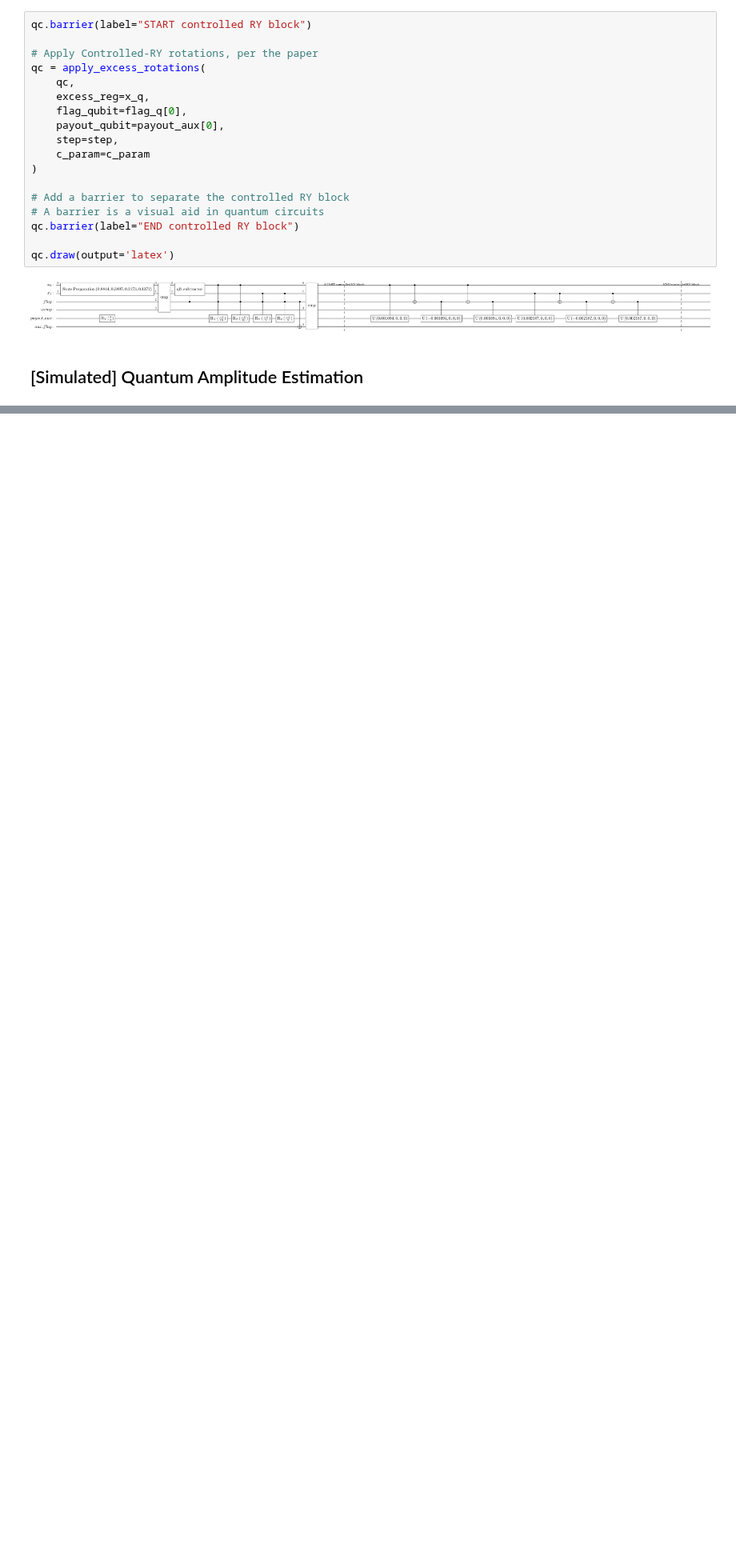
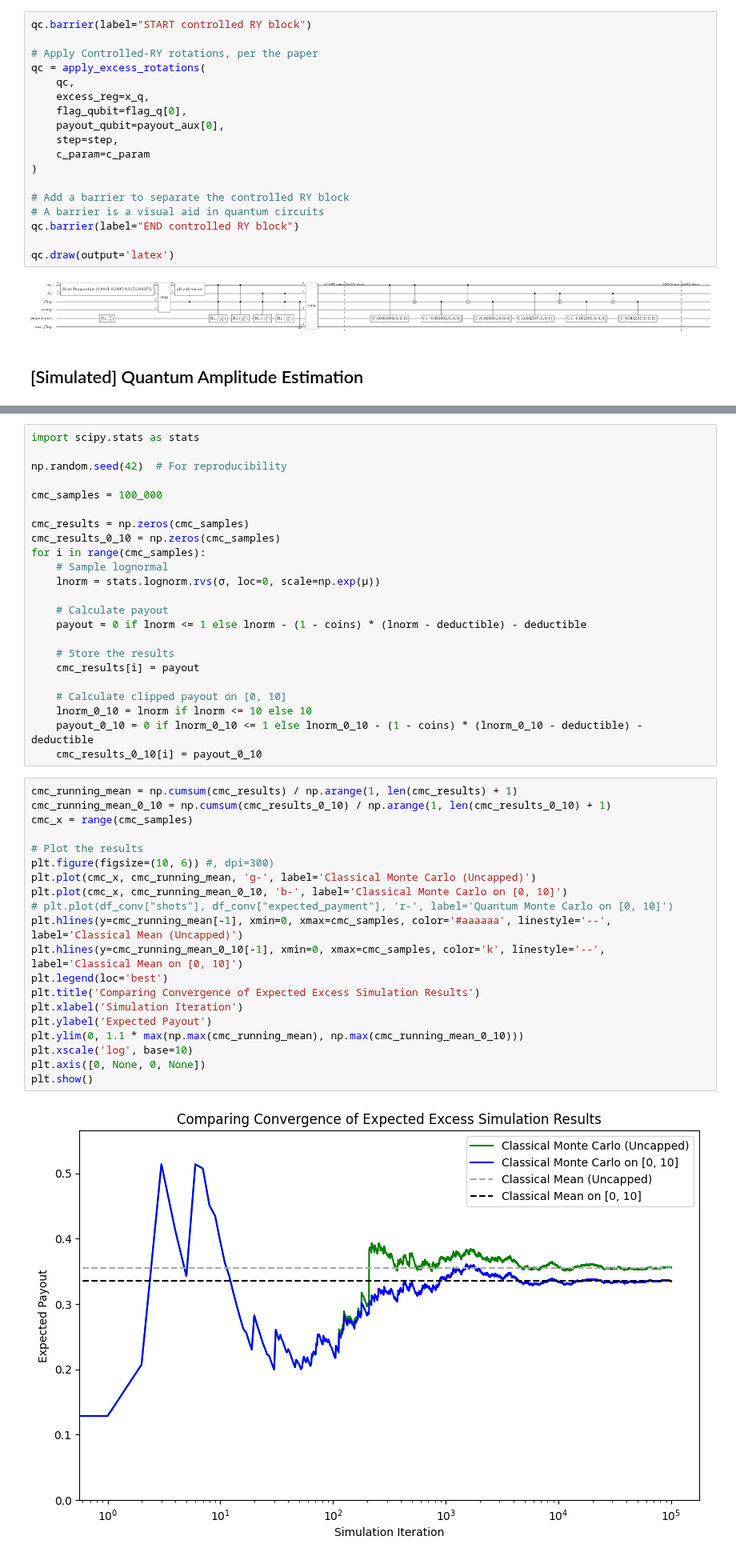
Before and after one commit to AlexFiliakov/knowledge-pricing, a Jupyter notebook: Quantum Excess Evaluation Algorithm.ipynb, the cells around one changed output, grey strips where cells are left out. Shown at 80% size. Drawn from its saved outputs; the diff is of its cells as text; blank space fills up the shorter version.

```diff
--- a/Quantum Excess Evaluation Algorithm.ipynb
+++ b/Quantum Excess Evaluation Algorithm.ipynb
@@ -476,0 +479,45 @@ QAE payout (from CI mean): -0.494456
+# %%
+import scipy.stats as stats
+
+np.random.seed(42)  # For reproducibility
+
+cmc_samples = 100_000
+
+cmc_results = np.zeros(cmc_samples)
+cmc_results_0_10 = np.zeros(cmc_samples)
+for i in range(cmc_samples):
+    # Sample lognormal
+    lnorm = stats.lognorm.rvs(σ, loc=0, scale=np.exp(μ))
+
+    # Calculate payout
+    payout = 0 if lnorm <= 1 else lnorm - (1 - coins) * (lnorm - deductible) - deductible
+
+    # Store the results
+    cmc_results[i] = payout
+
+    # Calculate clipped payout on [0, 10]
+    lnorm_0_10 = lnorm if lnorm <= 10 else 10
+    payout_0_10 = 0 if lnorm_0_10 <= 1 else lnorm_0_10 - (1 - coins) * (lnorm_0_10 - deductible) - deductible
+    cmc_results_0_10[i] = payout_0_10
+# %%
+cmc_running_mean = np.cumsum(cmc_results) / np.arange(1, len(cmc_results) + 1)
+cmc_running_mean_0_10 = np.cumsum(cmc_results_0_10) / np.arange(1, len(cmc_results_0_10) + 1)
+cmc_x = range(cmc_samples)
+
+# Plot the results
+plt.figure(figsize=(10, 6)) #, dpi=300)
+plt.plot(cmc_x, cmc_running_mean, 'g-', label='Classical Monte Carlo (Uncapped)')
+plt.plot(cmc_x, cmc_running_mean_0_10, 'b-', label='Classical Monte Carlo on [0, 10]')
+# plt.plot(df_conv["shots"], df_conv["expected_payment"], 'r-', label='Quantum Monte Carlo on [0, 10]')
+plt.hlines(y=cmc_running_mean[-1], xmin=0, xmax=cmc_samples, color='#aaaaaa', linestyle='--', label='Classical Mean (Uncapped)')
+plt.hlines(y=cmc_running_mean_0_10[-1], xmin=0, xmax=cmc_samples, color='k', linestyle='--', label='Classical Mean on [0, 10]')
+plt.legend(loc='best')
+plt.title('Comparing Convergence of Expected Excess Simulation Results')
+plt.xlabel('Simulation Iteration')
+plt.ylabel('Expected Payout')
+plt.ylim(0, 1.1 * max(np.max(cmc_running_mean), np.max(cmc_running_mean_0_10)))
+plt.xscale('log', base=10)
+plt.axis([0, None, 0, None])
+plt.show()
+# %% [output]
+[figure, added]
```
Also changed, not shown: parts of 4 cells of this notebook.
